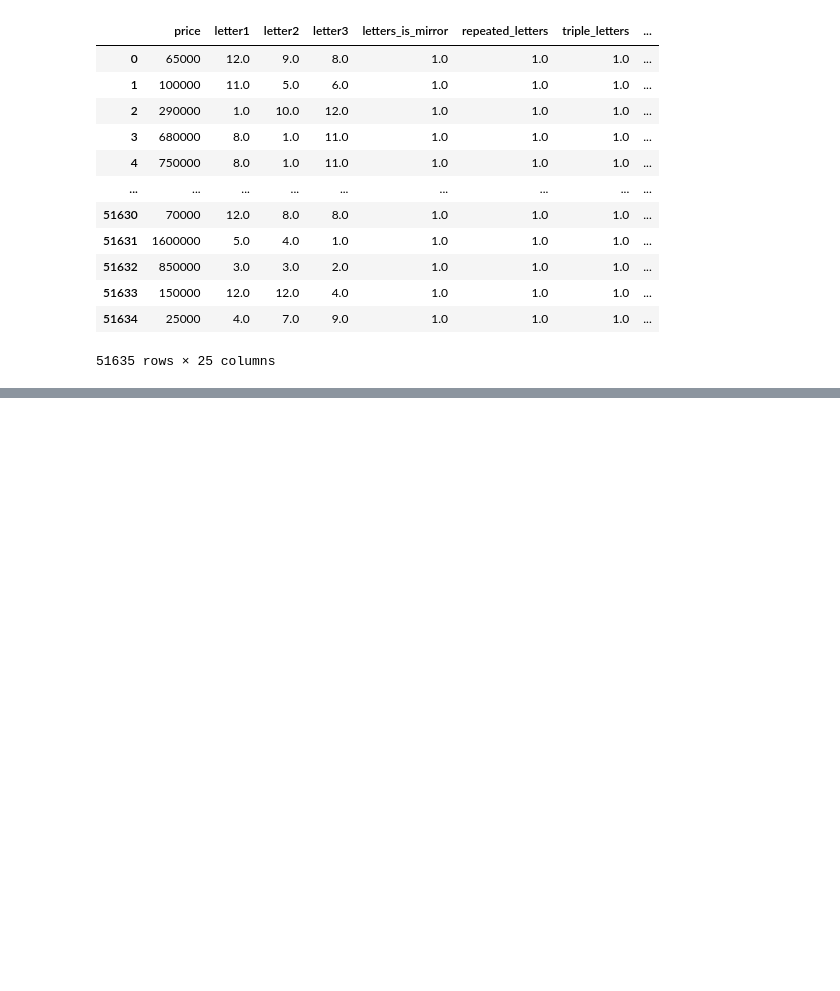
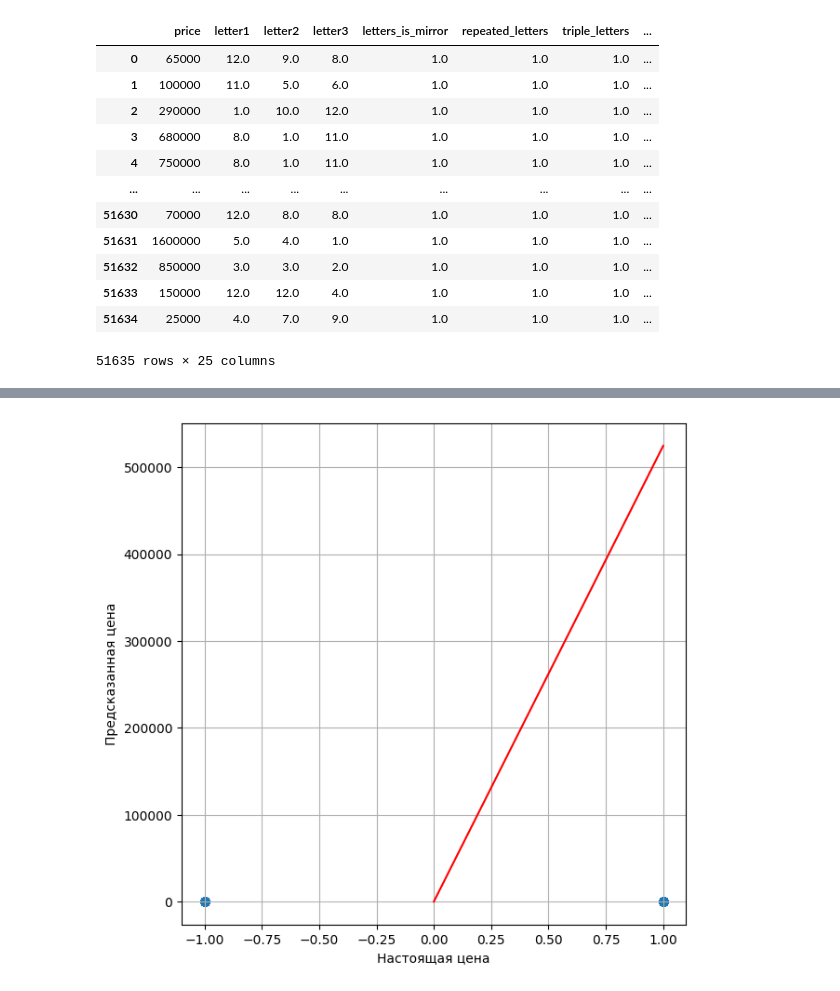
Before and after one commit to morny000/GosNomer, a Jupyter notebook: Gosnomer.ipynb, the cells around one changed output, grey strips where cells are left out. Drawn from its saved outputs; the diff is of its cells as text; code cells hidden in the pictures; blank space fills up the shorter version.

```diff
--- a/Gosnomer.ipynb
+++ b/Gosnomer.ipynb
@@ -238,0 +267,18 @@ X_train
+# %%
+reg = ensemble.GradientBoostingRegressor(**params)
+reg.fit(X_train, y_train)
+
+mse = mean_squared_error(y_test, reg.predict(X_test))
+print("The mean squared error (MSE) on test set: {:.4f}".format(mse))
+
+y_1 = reg.predict(X_test)
+# %%
+boost = plt.figure(figsize=(7, 7))
+plt.scatter(y_test, y_1, s = 40)
+plt.plot([0, max(y_test)], [0, max(test_preds)], color = 'Red')
+plt.xlabel('Настоящая цена')
+plt.ylabel('Предсказанная цена')
+plt.grid(True)
+plt.show()
+# %% [output]
+[figure, added]
```
Also changed, not shown: parts of 7 cells of this notebook.
